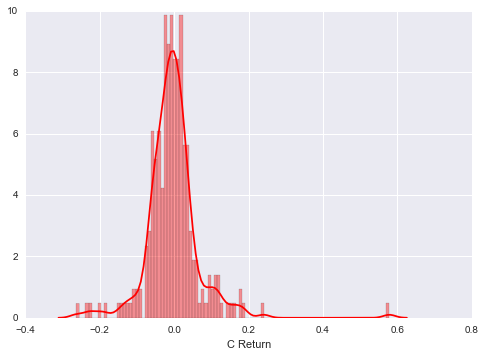
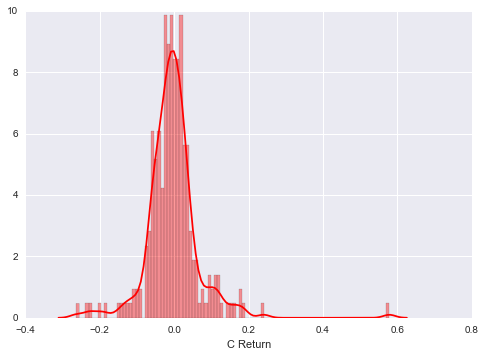
The notebook cell's code change between the first figure and the second:
--- before
+++ after
@@ -1 +1 @@
-sns.distplot(returns.ix['2008-01-01':'2008-12-31']['C Return'],color='red',bins=100)
+sns.distplot(returns.loc['2008-01-01':'2008-12-31']['C Return'],color='red',bins=100)

Commit: finance task done